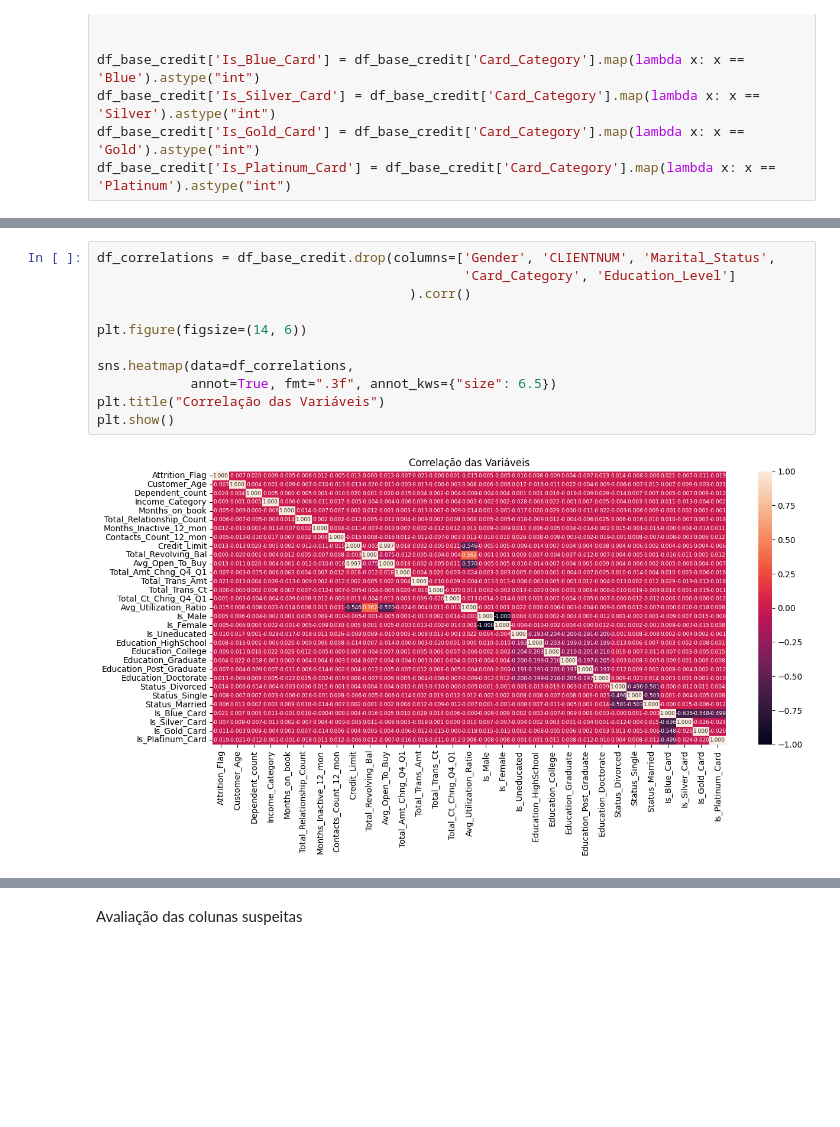
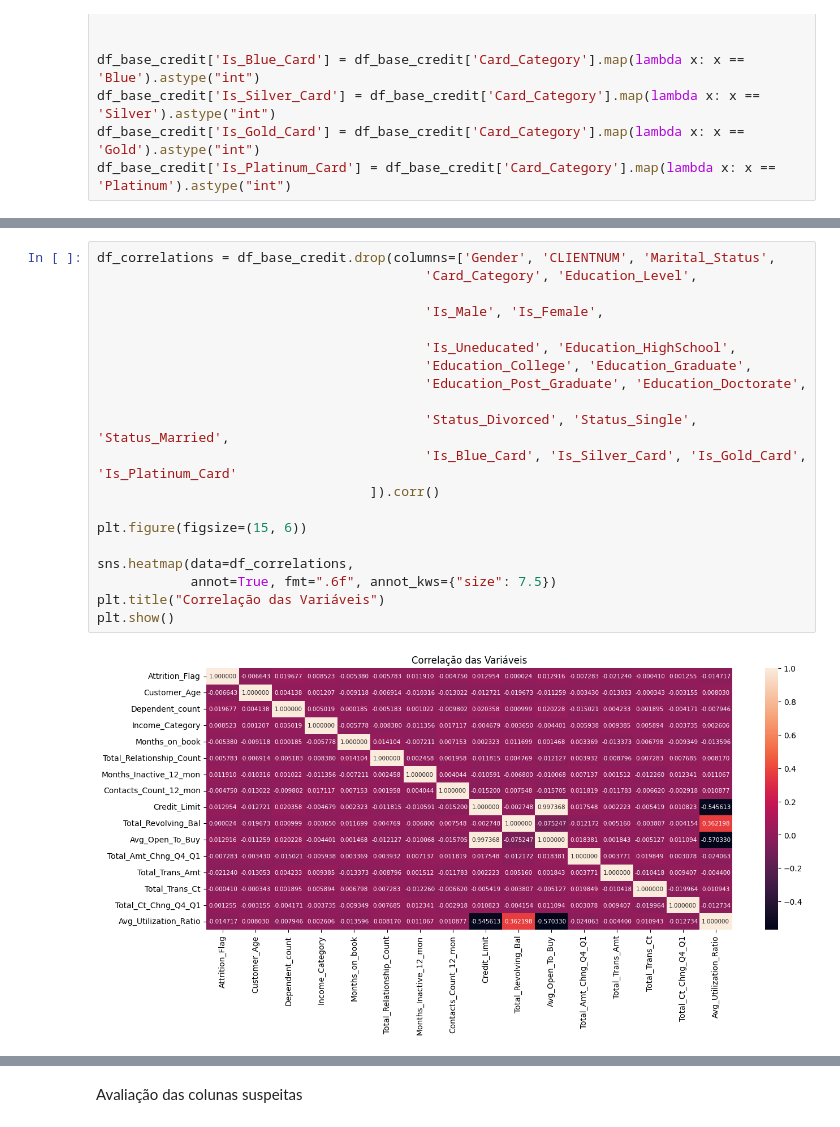
Before and after one commit to rpf991/Previsao_Churning_Clientes_Credito, a Jupyter notebook: notebooks/data_analysis.ipynb, the cells around one changed output, grey strips where cells are left out. Cells and saved outputs as stored; diff of their text form; blank space fills up the shorter version.

```diff
--- a/notebooks/data_analysis.ipynb
+++ b/notebooks/data_analysis.ipynb
@@ -179,13 +196,22 @@ foi criado um grafico heatmap para
 # %%
 df_correlations = df_base_credit.drop(columns=['Gender', 'CLIENTNUM', 'Marital_Status',
-                                               'Card_Category', 'Education_Level']
-                                        ).corr()
+                                          'Card_Category', 'Education_Level',
 
-plt.figure(figsize=(14, 6))
+                                          'Is_Male', 'Is_Female',
+
+                                          'Is_Uneducated', 'Education_HighSchool',
+                                          'Education_College', 'Education_Graduate',
+                                          'Education_Post_Graduate', 'Education_Doctorate',
+
+                                          'Status_Divorced', 'Status_Single', 'Status_Married',
+                                          'Is_Blue_Card', 'Is_Silver_Card', 'Is_Gold_Card', 'Is_Platinum_Card'
+                                   ]).corr()
+
+plt.figure(figsize=(15, 6))
 
 sns.heatmap(data=df_correlations,
-            annot=True, fmt=".3f", annot_kws={"size": 6.5})
+            annot=True, fmt=".6f", annot_kws={"size": 7.5})
 plt.title("Correlação das Variáveis")
 plt.show()
 # %% [output]
-[figure, old version]
+[figure, new version]
```
Also changed, not shown: parts of 14 cells of this notebook.
